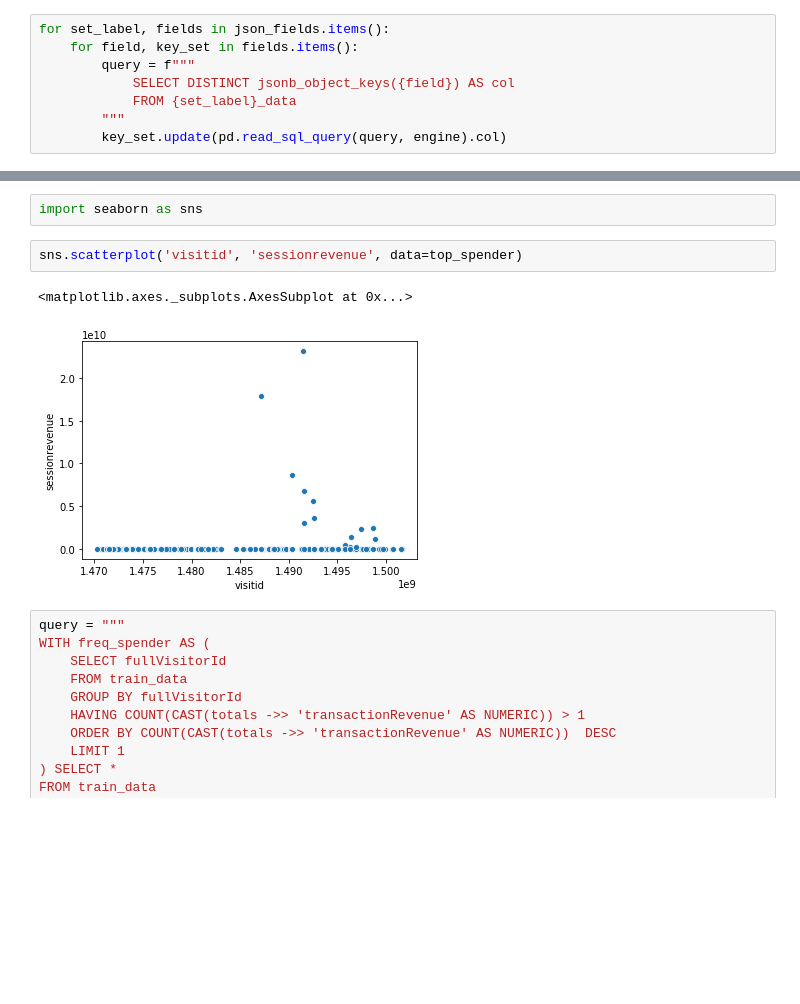
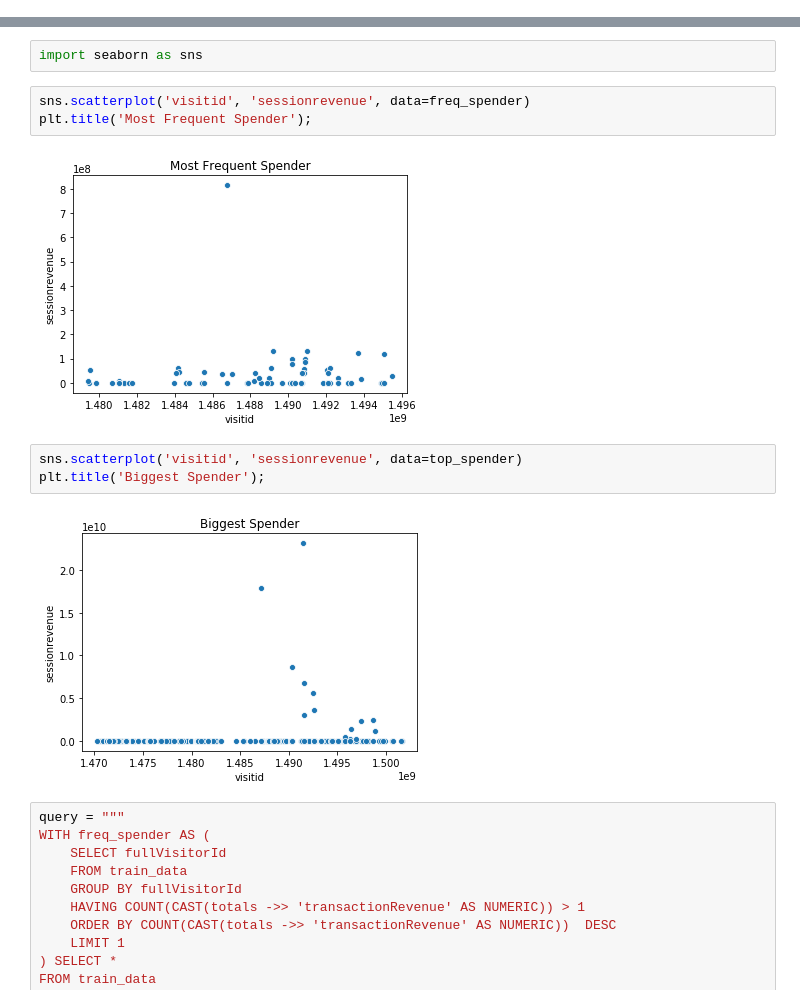
Before and after one commit to romandtse07/google_analytics_kaggle, a Jupyter notebook: SQL.ipynb, the cells around one changed output, grey strips where cells are left out. Saved outputs shown, nothing was run; the diff lists cells and outputs as text; blank space fills up the shorter version.

```diff
--- a/SQL.ipynb
+++ b/SQL.ipynb
@@ -168,11 +163,3 @@ json_fields = {set_name:{name:set() for name in json_cols} for set_name in ['tra
-# %%
-for set_label, fields in json_fields.items():
-    for field, key_set in fields.items():
-        query = f"""
-            SELECT DISTINCT jsonb_object_keys({field}) AS col
-            FROM {set_label}_data
-        """
-        key_set.update(pd.read_sql_query(query, engine).col)
 # %% [markdown]
 only difference in columns are target and some campaign code thing.
 # %%
@@ -407,11 +396,16 @@ top_spender.sessionrevenue.value_counts()
 Name: sessionrevenue, dtype: int64
 # %%
 import seaborn as sns
+# %%
+sns.scatterplot('visitid', 'sessionrevenue', data=freq_spender)
+plt.title('Most Frequent Spender');
+# %% [output]
+[figure, added]
 # %%
 sns.scatterplot('visitid', 'sessionrevenue', data=top_spender)
+plt.title('Biggest Spender');
 # %% [output]
-<matplotlib.axes._subplots.AxesSubplot at 0x...>
-[figure, old version]
+[figure, new version]
 # %%
 query = """
 WITH freq_spender AS (
```
Also changed, not shown: parts of 24 cells of this notebook, 1 other file.
